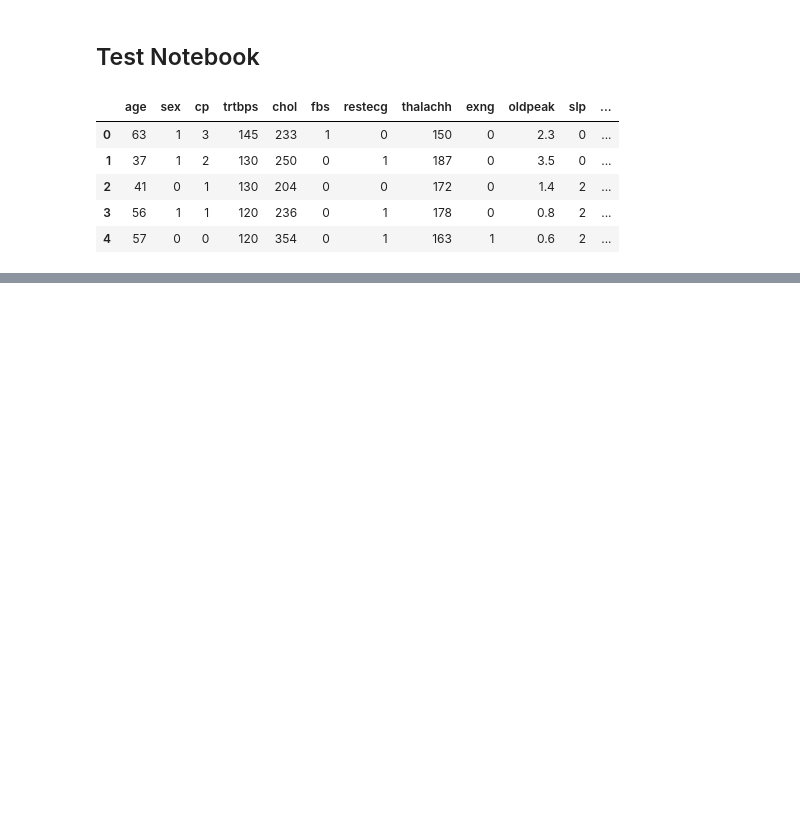
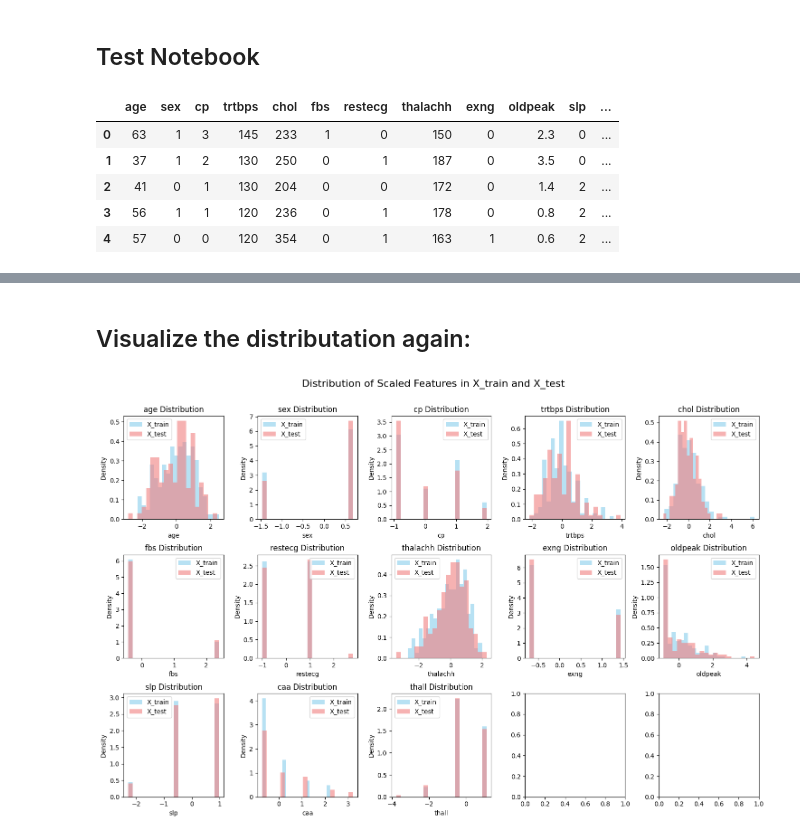
Before and after one commit to TimeLegend35/ml_group4_heart_attack, a Jupyter notebook: tobi.ipynb, the cells around one changed output, grey strips where cells are left out. Cells and saved outputs as stored; diff of their text form; code cells hidden in the pictures; blank space fills up the shorter version.

Commit message:
+test split for train / test with 70:30 & 80:20

```diff
--- a/tobi.ipynb
+++ b/tobi.ipynb
@@ -60,0 +86,45 @@ data.describe()
+# %%
+from sklearn.model_selection import train_test_split
+from sklearn.preprocessing import StandardScaler
+
+# Define the features (X) and the target variable (y)
+X = data.drop(columns=['output'])  # Features (all columns except 'output')
+y = data['output']  # Target variable
+
+# Data Scaling
+scaler = StandardScaler()
+X_scaled = scaler.fit_transform(X)  # Scale the features
+
+# Train-Test Split
+# X_train, X_test, y_train, y_test = train_test_split(X_scaled, y, test_size=0.2, random_state=42)
+# %% [markdown]
+## Visualize the distributation again:
+# %%
+# Extract numerical feature names
+numerical_features = X.columns
+
+# Create subplots for each feature
+fig, axs = plt.subplots(3, 5, figsize=(15, 10))
+fig.suptitle('Distribution of Scaled Features in X_train and X_test', fontsize=16)
+
+for i, feature in enumerate(numerical_features):
+    row = i // 5
+    col = i % 5
+
+    # Plot X_train feature distribution
+    axs[row, col].hist(X_train[:, i], bins=20, color='skyblue', alpha=0.6, label='X_train', density=True)
+
+    # Plot X_test feature distribution
+    axs[row, col].hist(X_test[:, i], bins=20, color='lightcoral', alpha=0.6, label='X_test', density=True)
+
+    axs[row, col].set_title(f'{feature} Distribution')
+    axs[row, col].set_xlabel(feature)
+    axs[row, col].set_ylabel('Density')
+    axs[row, col].legend()
+
+plt.tight_layout()
+plt.subplots_adjust(top=0.9)
+plt.show()
+# This code creates distribution plots for each feature in both X_train and X_test, displaying the scaled feature distributions side by side for comparison. Adjust the number of bins and other visualization parameters as needed for your analysis.
+# %% [output]
+[figure, added]
```
Also changed, not shown: parts of 4 cells of this notebook.
